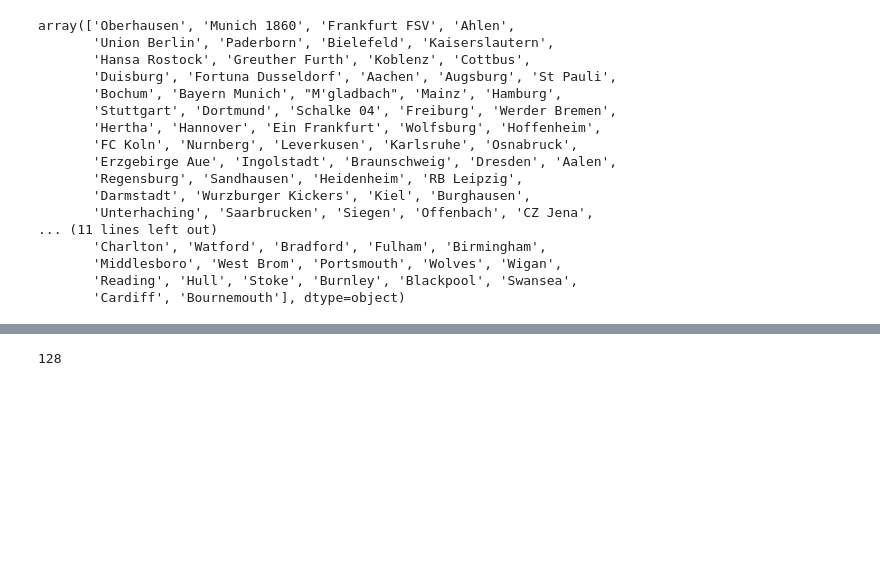
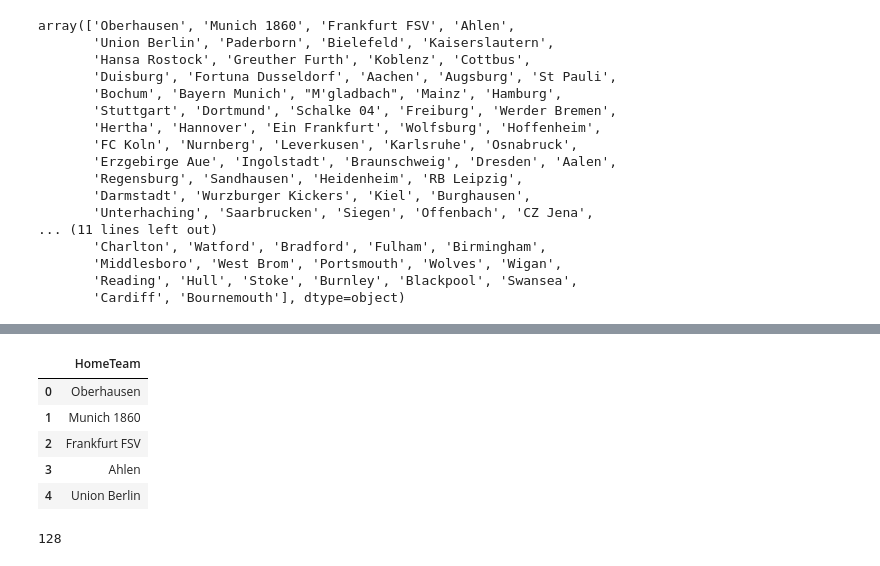
Before and after one commit to AnnikaNoren/post_graduate_project, a Jupyter notebook: Soccer with SQL.ipynb, the cells around one changed output, grey strips where cells are left out. Saved outputs shown, nothing was run; the diff lists cells and outputs as text; code cells hidden in the pictures; blank space fills up the shorter version.

```diff
--- a/Soccer with SQL.ipynb
+++ b/Soccer with SQL.ipynb
@@ -103,3 +103,10 @@ array(['Oberhausen', 'Munich 1860', 'Frankfurt FSV', 'Ahlen',
        'Middlesboro', 'West Brom', 'Portsmouth', 'Wolves', 'Wigan',
        'Reading', 'Hull', 'Stoke', 'Burnley', 'Blackpool', 'Swansea',
        'Cardiff', 'Bournemouth'], dtype=object)
+# %%
+# use SELECT DISTINCT
+
+cur.execute("""SELECT DISTINCT HomeTeam FROM matches;""")
+match2 = pd.DataFrame(cur.fetchall())
+match2.columns = [x[0] for x in cur.description]
+match2.info()
@@ -106,3 +122,12 @@ array(['Oberhausen', 'Munich 1860', 'Frankfurt FSV', 'Ahlen',
+# %%
+match2.head()
+# %% [output]
+|  | HomeTeam |
+| 0 | Oberhausen |
+| 1 | Munich 1860 |
+| 2 | Frankfurt FSV |
+| 3 | Ahlen |
+| 4 | Union Berlin |
 # %%
 # 128 unique teams
 match['AwayTeam'].nunique()
```
Also changed, not shown: parts of 6 cells of this notebook.
